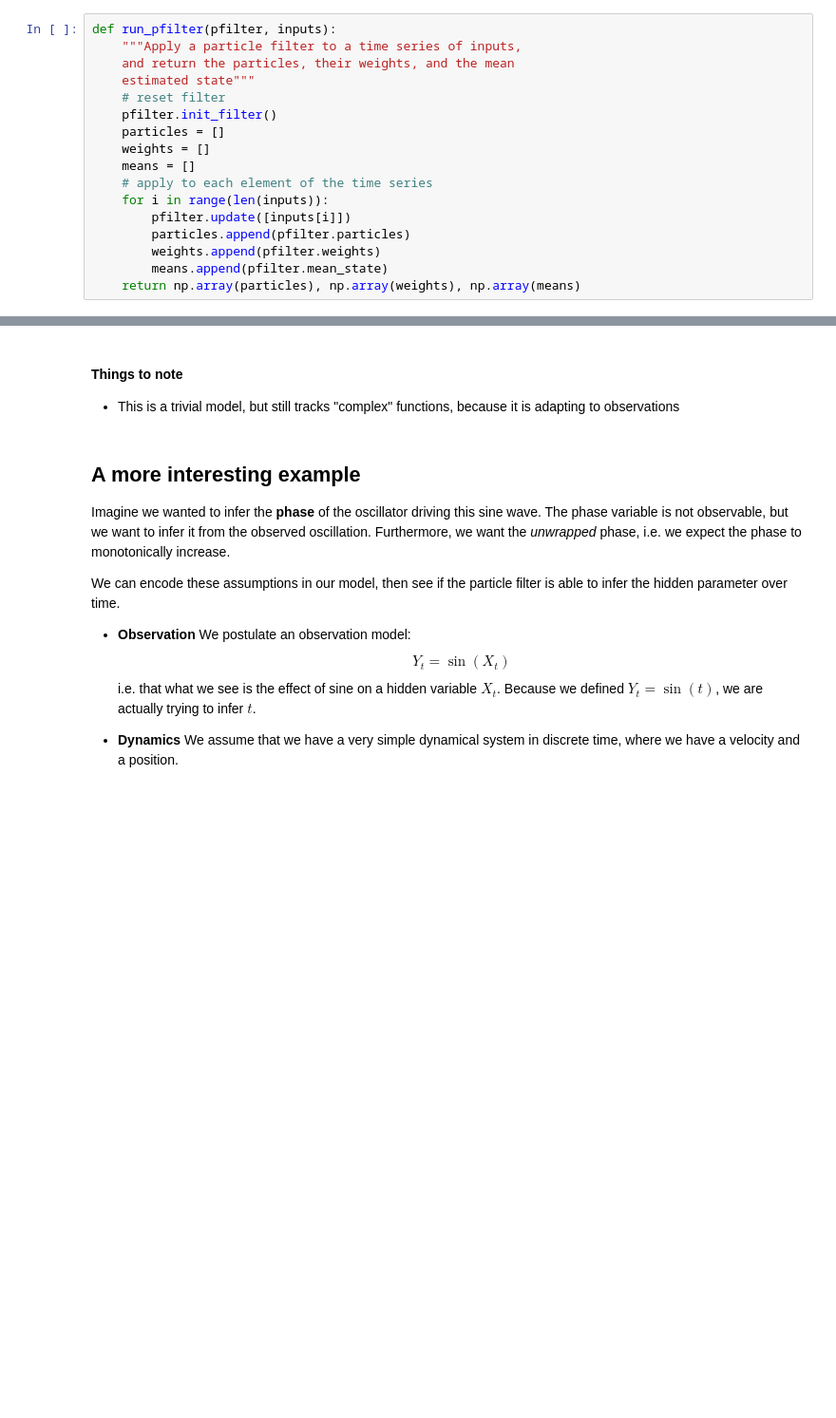
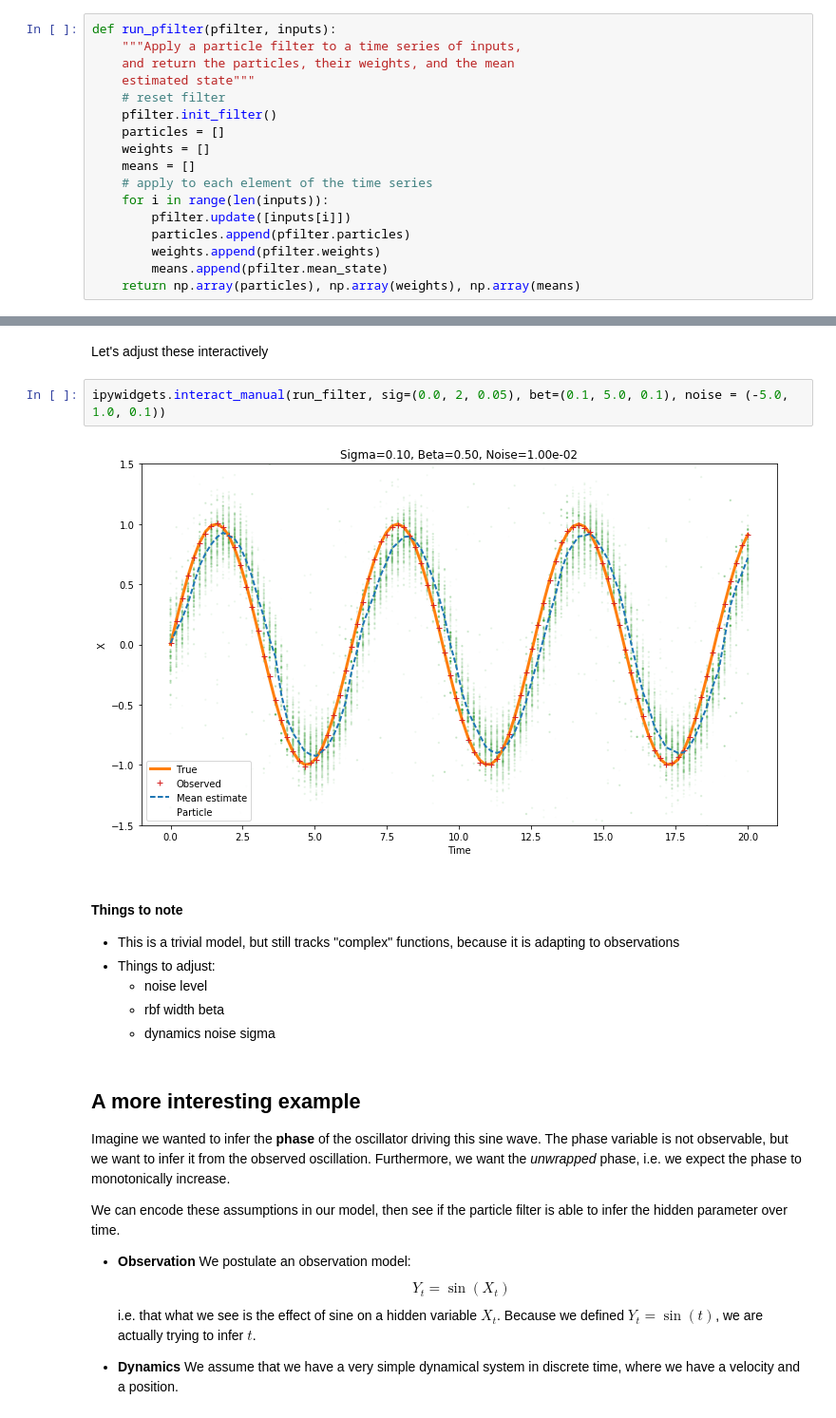
Before and after one commit to johnhw/probabilisticfiltering, a Jupyter notebook: ProbabilisticFiltering.ipynb, the cells around one changed output, grey strips where cells are left out. Shown at 95% size. Saved outputs shown, nothing was run; the diff lists cells and outputs as text; blank space fills up the shorter version.

```diff
--- a/ProbabilisticFiltering.ipynb
+++ b/ProbabilisticFiltering.ipynb
@@ -342,6 +362,16 @@ plt.ylim(-1.5, 1.5)
+# %% [markdown]
+Let's adjust these interactively
+# %%
+ipywidgets.interact_manual(run_filter, sig=(0.0, 2, 0.05), bet=(0.1, 5.0, 0.1), noise = (-5.0, 1.0, 0.1))
+# %% [output]
+[figure, added]
 # %% [markdown]
 #### Things to note
 * This is a trivial model, but still tracks "complex" functions, because it is adapting to observations
+* Things to adjust:
+    * noise level
+    * rbf width beta
+    * dynamics noise sigma
 # %% [markdown]
 ## A more interesting example
 Imagine we wanted to infer the **phase** of the oscillator driving this sine wave. The phase variable is not observable, but we want to infer it from the observed oscillation. Furthermore, we want the *unwrapped* phase, i.e. we expect the phase to monotonically increase.
```
Also changed, not shown: parts of 23 cells of this notebook.
